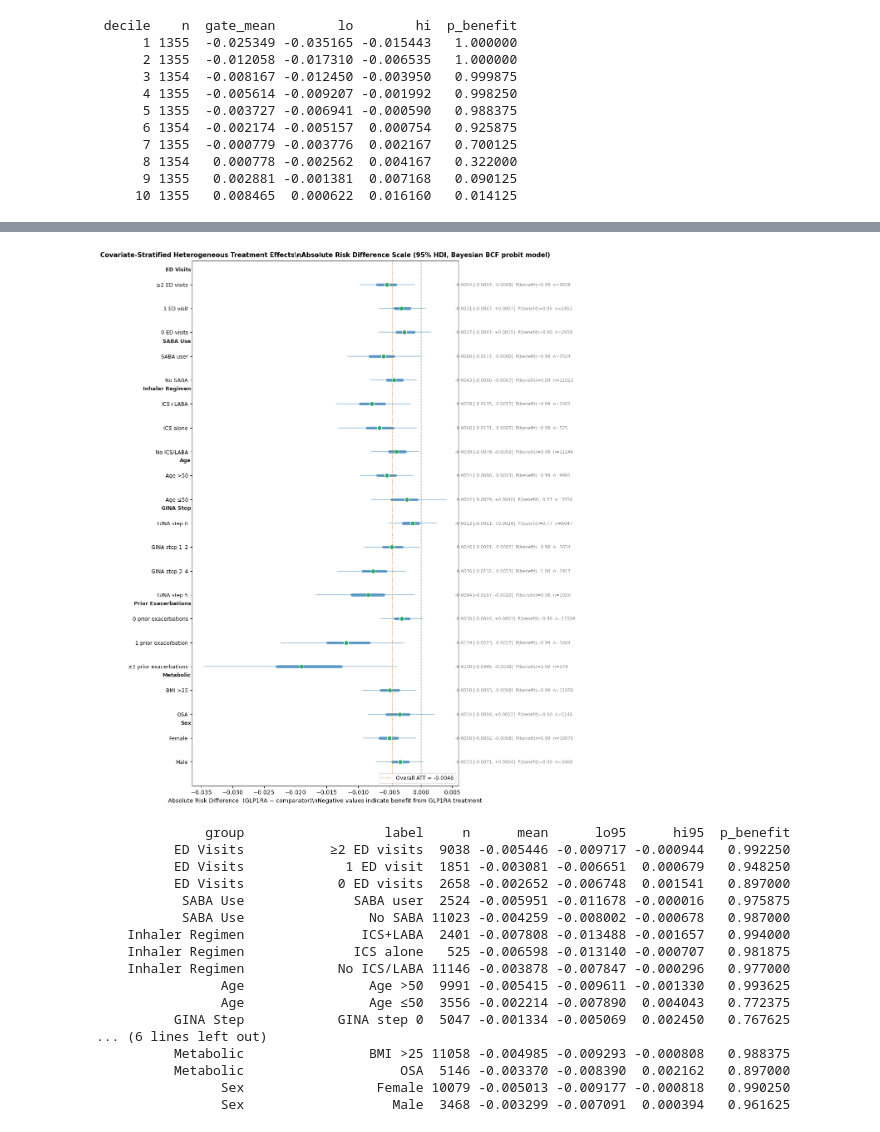
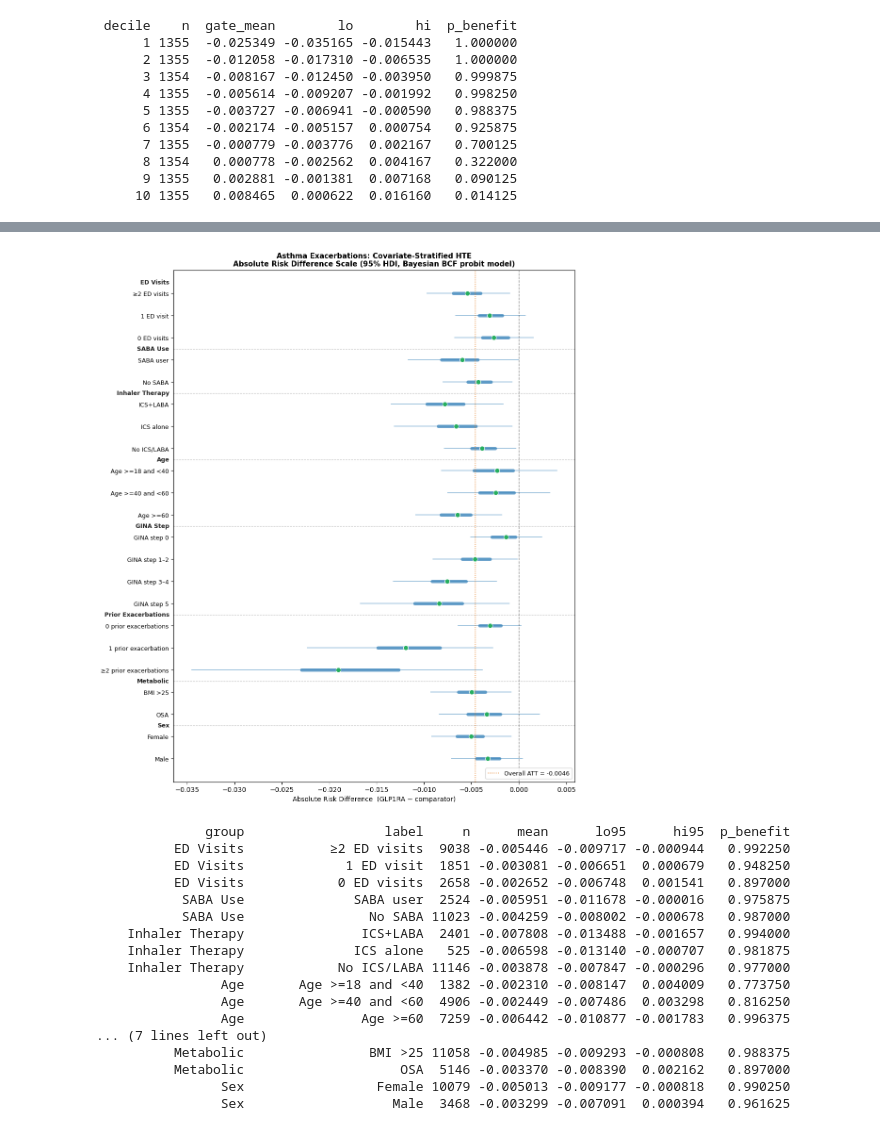
Before and after one commit to nweerasuriya/omscs, a Jupyter notebook: ISYE6420/Project/binary_bcf_exac.ipynb, the cells around one changed output, grey strips where cells are left out. Saved outputs shown, nothing was run; the diff lists cells and outputs as text; code cells hidden in the pictures.

Commit message:
update plots

```diff
--- a/ISYE6420/Project/binary_bcf_exac.ipynb
+++ b/ISYE6420/Project/binary_bcf_exac.ipynb
@@ -762,18 +745,17 @@ def rd_stratum(ite_rd, full_mask, T_arr, hdi_prob=0.95):
 Xd = X.reset_index(drop=True)
 
 strata = [
-    # ── Wang splits (label, group, mask) ─────────────────────────────
     ("≥2 ED visits",          "ED Visits",          (Xd["num_er_event"] >= 2).values),
     ("1 ED visit",            "ED Visits",          (Xd["num_er_event"] == 1).values),
     ("0 ED visits",           "ED Visits",          (Xd["num_er_event"] == 0).values),
     ("SABA user",             "SABA Use",           (Xd["SABA_flag"] == 1).values),
     ("No SABA",               "SABA Use",           (Xd["SABA_flag"] == 0).values),
-    ("ICS+LABA",              "Inhaler Regimen",    (Xd["ICS_LABA_flag"] == 1).values),
-    ("ICS alone",             "Inhaler Regimen",    ((Xd["ICS_flag"]==1)).values),
-    ("No ICS/LABA",           "Inhaler Regimen",    (Xd["ICS_LABA_flag"] == 0).values),
-    ("Age >50",               "Age",                (Xd["age"] > 50).values),
-    ("Age ≤50",               "Age",                (Xd["age"] <= 50).values),
-    # ── Additional ───────────────────────────────────────────────────
+    ("ICS+LABA",              "Inhaler Therapy",    (Xd["ICS_LABA_flag"] == 1).values),
+    ("ICS alone",             "Inhaler Therapy",    ((Xd["ICS_flag"]==1)).values),
+    ("No ICS/LABA",           "Inhaler Therapy",    (Xd["ICS_LABA_flag"] == 0).values),
+    ("Age >=18 and <40",       "Age",               ((Xd["age"] >= 18) & (Xd["age"] < 40)).values),
+    ("Age >=40 and <60",       "Age",               ((Xd["age"] >= 40) & (Xd["age"] < 60)).values),
+    ("Age >=60",               "Age",               (Xd["age"] >= 60).values),
     ("GINA step 0",           "GINA Step",          (Xd["gina_step"] == 0).values),
     ("GINA step 1–2",         "GINA Step",          ((Xd["gina_step"]>=1)&(Xd["gina_step"]<=2)).values),
     ("GINA step 3–4",         "GINA Step",          ((Xd["gina_step"]>=3)&(Xd["gina_step"]<=4)).values),
@@ -807,56 +789,60 @@ for i, (_, row) in enumerate(forest_df.iterrows()):
     y = y_pos[i]
     if row["group"] != current_group:
         current_group = row["group"]
-        ax.text(-0.004, y + 0.62, row["group"],
+        # add line break and group label
+        if i > 0:
+            ax.axhline(y + 0.5, color="gray", lw=0.8, ls="--", alpha=0.5)
+        ax.text(-0.01, y + 0.5, row["group"],
                 transform=ax.get_yaxis_transform(),
                 ha="right", va="center",
                 fontsize=9, fontweight="bold", color="#222222")
+        # add more space above and below group label
+
     ax.plot([row["lo95"], row["hi95"]], [y, y],
             color=colour, lw=1.4, alpha=0.45, solid_capstyle="round")
     ax.plot([row["lo50"], row["hi50"]], [y, y],
             color=colour, lw=5,   alpha=0.70, solid_capstyle="round")
     dot_c = "#27ae60" if row["mean"] < 0 else "#e74c3c"
     ax.scatter(row["mean"], y, s=55, color=dot_c, zorder=5,
                edgecolors="white", linewidths=0.8)
-    ax.text(forest_df["hi95"].max() + 0.001, y,
-            f"  {row['mean']:+.4f} [{row['lo95']:+.4f}, {row['hi95']:+.4f}]  "
-            f"P(benefit)={row['p_benefit']:.2f}  n={row['n']}",
-            va="center", fontsize=7.5, color="gray")
+    # ax.text(forest_df["hi95"].max() + 0.001, y,
+    #         f"  {row['mean']:+.4f} [{row['lo95']:+.4f}, {row['hi95']:+.4f}]  "
+    #         f"P(benefit)={row['p_benefit']:.2f}  n={row['n']}",
+    #         va="center", fontsize=7.5, color="gray")
 
 att_mean = ite_rd[:, T.astype(bool)].mean()
 ax.axvline(0,        color="black",   lw=1,   ls="--", alpha=0.5)
 ax.axvline(att_mean, color="#e67e22", lw=1.2, ls=":",
            label=f"Overall ATT = {att_mean:.4f}")
 
 ax.set_yticks(y_pos)
 ax.set_yticklabels(forest_df["label"].tolist(), fontsize=9)
 ax.set_xlabel(
-    "Absolute Risk Difference  (GLP1RA − comparator)\\n"
-    "Negative values indicate benefit from GLP1RA treatment",
+    "Absolute Risk Difference  (GLP1RA − comparator)",
     fontsize=10)
 ax.set_title(
-    "Covariate-Stratified Heterogeneous Treatment Effects\\n"
+    "Asthma Exacerbations: Covariate-Stratified HTE\n"
     "Absolute Risk Difference Scale (95% HDI, Bayesian BCF probit model)",
     fontsize=11, fontweight="bold")
 ax.legend(fontsize=9, loc="lower right")
-fig.tight_layout()
+#fig.tight_layout()
 plt.show()
 print(forest_df[["group","label","n","mean","lo95","hi95","p_benefit"]].to_string(index=False))
 # %% [output]
-[figure, old version]
+[figure, new version]
               group                  label     n      mean      lo95      hi95  p_benefit
           ED Visits           ≥2 ED visits  9038 -0.005446 -0.009717 -0.000944   0.992250
           ED Visits             1 ED visit  1851 -0.003081 -0.006651  0.000679   0.948250
           ED Visits            0 ED visits  2658 -0.002652 -0.006748  0.001541   0.897000
            SABA Use              SABA user  2524 -0.005951 -0.011678 -0.000016   0.975875
            SABA Use                No SABA 11023 -0.004259 -0.008002 -0.000678   0.987000
-    Inhaler Regimen               ICS+LABA  2401 -0.007808 -0.013488 -0.001657   0.994000
-    Inhaler Regimen              ICS alone   525 -0.006598 -0.013140 -0.000707   0.981875
-    Inhaler Regimen            No ICS/LABA 11146 -0.003878 -0.007847 -0.000296   0.977000
-                Age                Age >50  9991 -0.005415 -0.009611 -0.001330   0.993625
-                Age                Age ≤50  3556 -0.002214 -0.007890  0.004043   0.772375
-          GINA Step            GINA step 0  5047 -0.001334 -0.005069  0.002450   0.767625
-... (6 lines left out)
+    Inhaler Therapy               ICS+LABA  2401 -0.007808 -0.013488 -0.001657   0.994000
+    Inhaler Therapy              ICS alone   525 -0.006598 -0.013140 -0.000707   0.981875
+    Inhaler Therapy            No ICS/LABA 11146 -0.003878 -0.007847 -0.000296   0.977000
+                Age       Age >=18 and <40  1382 -0.002310 -0.008147  0.004009   0.773750
+                Age       Age >=40 and <60  4906 -0.002449 -0.007486  0.003298   0.816250
+                Age               Age >=60  7259 -0.006442 -0.010877 -0.001783   0.996375
+... (7 lines left out)
           Metabolic                BMI >25 11058 -0.004985 -0.009293 -0.000808   0.988375
           Metabolic                    OSA  5146 -0.003370 -0.008390  0.002162   0.897000
                 Sex                 Female 10079 -0.005013 -0.009177 -0.000818   0.990250
```
Also changed, not shown: parts of 2 cells of this notebook, 1 other file.
